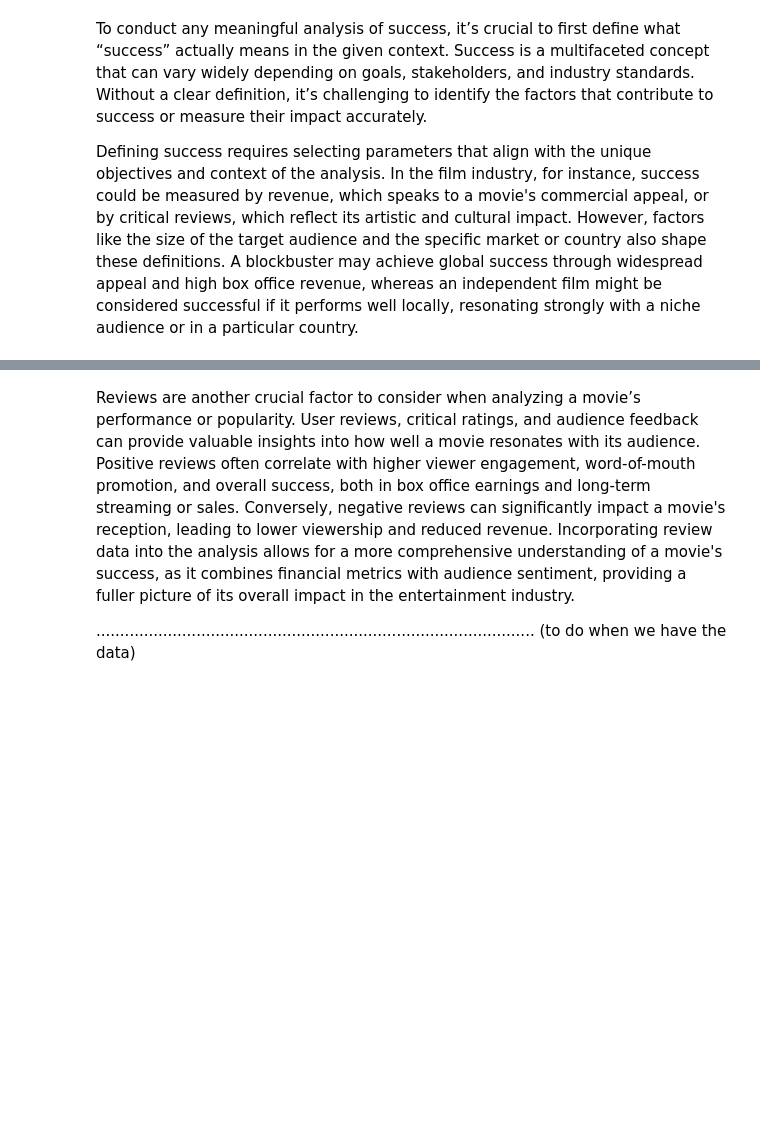
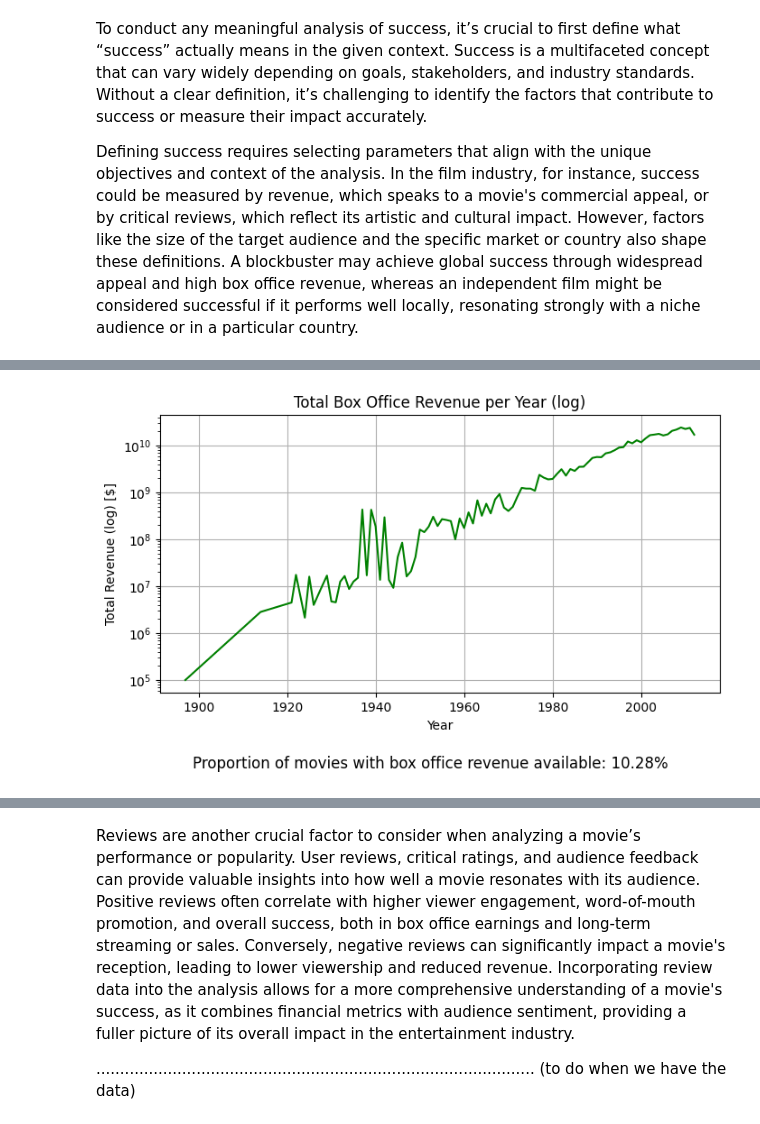
Before and after one commit to epfl-ada/ada-2024-project-spaghetti-raclette-tangyuan-horizon-nexus, a Jupyter notebook: results.ipynb, the cells around one changed output, grey strips where cells are left out. Drawn from its saved outputs; the diff is of its cells as text; code cells hidden in the pictures; blank space fills up the shorter version.

```diff
--- a/results.ipynb
+++ b/results.ipynb
@@ -151 +180,17 @@ Defining success requires selecting parameters that align with the unique object
+# %%
+# Plot: Total Box Office Revenue per Year
+total_revenue_per_year = df_cleaned.groupby('year')['revenue'].sum()
+
+plt.figure(figsize=(8, 4))
+plt.plot(total_revenue_per_year.index, total_revenue_per_year.values, color='green')
+plt.title('Total Box Office Revenue per Year (log)')
+plt.xlabel('Year')
+plt.ylabel('Total Revenue (log) [$]')
+plt.yscale('log')  # Set y-axis to log scale
+plt.grid(True)
+# Display of available data %
+plt.figtext(0.5, -0.1, f"Proportion of movies with box office revenue available: {proportion_with_revenue:.2%}", ha='center', fontsize=12)
+plt.show()
+# %% [output]
+[figure, added]
 # %% [markdown]
```
Also changed, not shown: parts of 11 cells of this notebook.
